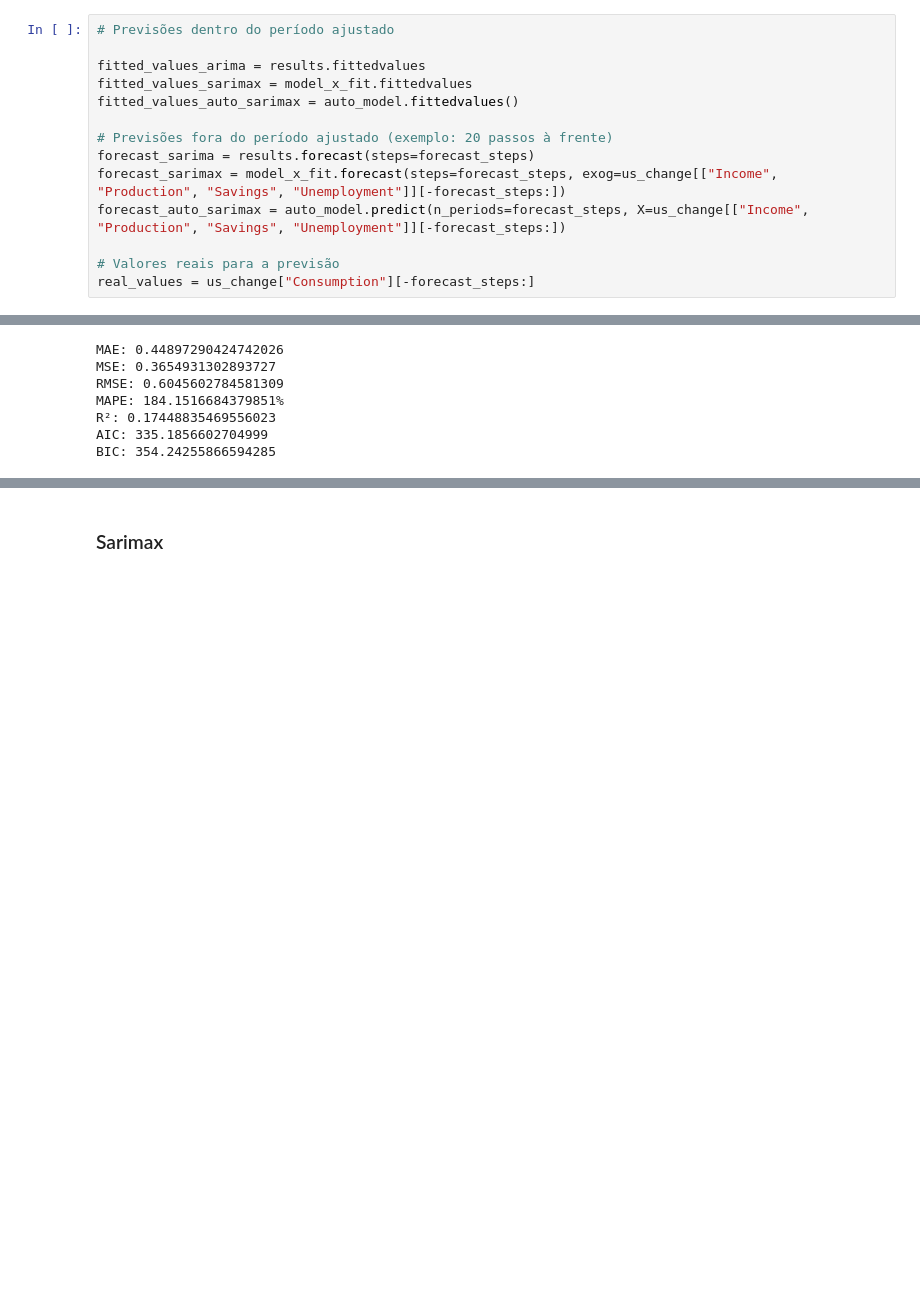
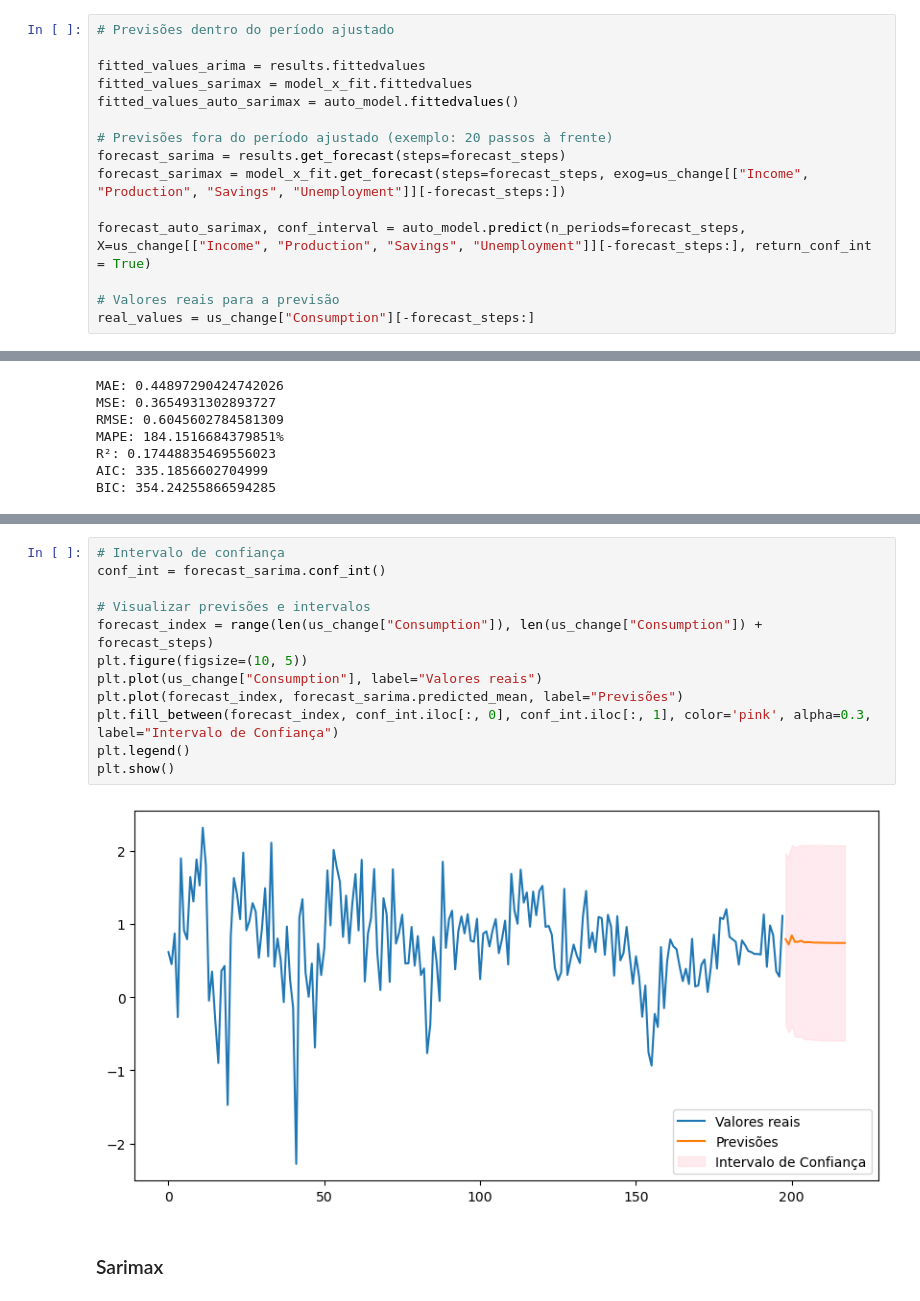
Before and after one commit to felipponn/time-series, a Jupyter notebook: sarima.ipynb, the cells around one changed output, grey strips where cells are left out. Drawn from its saved outputs; the diff is of its cells as text; blank space fills up the shorter version.

Commit message:
Add prediction intervals on sarima predictions

```diff
--- a/sarima.ipynb
+++ b/sarima.ipynb
@@ -230,9 +232,10 @@ fitted_values_sarimax = model_x_fit.fittedvalues
 fitted_values_auto_sarimax = auto_model.fittedvalues()
 
 # Previsões fora do período ajustado (exemplo: 20 passos à frente)
-forecast_sarima = results.forecast(steps=forecast_steps)
-forecast_sarimax = model_x_fit.forecast(steps=forecast_steps, exog=us_change[["Income", "Production", "Savings", "Unemployment"]][-forecast_steps:])
-forecast_auto_sarimax = auto_model.predict(n_periods=forecast_steps, X=us_change[["Income", "Production", "Savings", "Unemployment"]][-forecast_steps:])
+forecast_sarima = results.get_forecast(steps=forecast_steps)
+forecast_sarimax = model_x_fit.get_forecast(steps=forecast_steps, exog=us_change[["Income", "Production", "Savings", "Unemployment"]][-forecast_steps:])
+
+forecast_auto_sarimax, conf_interval = auto_model.predict(n_periods=forecast_steps, X=us_change[["Income", "Production", "Savings", "Unemployment"]][-forecast_steps:], return_conf_int = True)
 
 # Valores reais para a previsão
 real_values = us_change["Consumption"][-forecast_steps:]
@@ -278,6 +281,20 @@ mse_outsample = mean_squared_error(real_values, forecast_sarima)
 print(f"Out-of-sample MAE: {mae_outsample}, MSE: {mse_outsample}")
 # %% [output]
 Out-of-sample MAE: 0.21032361000121585, MSE: 0.06751583949841372
+# %%
+# Intervalo de confiança
+conf_int = forecast_sarima.conf_int()
+
+# Visualizar previsões e intervalos
+forecast_index = range(len(us_change["Consumption"]), len(us_change["Consumption"]) + forecast_steps)
+plt.figure(figsize=(10, 5))
+plt.plot(us_change["Consumption"], label="Valores reais")
+plt.plot(forecast_index, forecast_sarima.predicted_mean, label="Previsões")
+plt.fill_between(forecast_index, conf_int.iloc[:, 0], conf_int.iloc[:, 1], color='pink', alpha=0.3, label="Intervalo de Confiança")
+plt.legend()
+plt.show()
+# %% [output]
+[figure, added]
 # %% [markdown]
 ### Sarimax
 # %%
```
Also changed, not shown: parts of 8 cells of this notebook.
